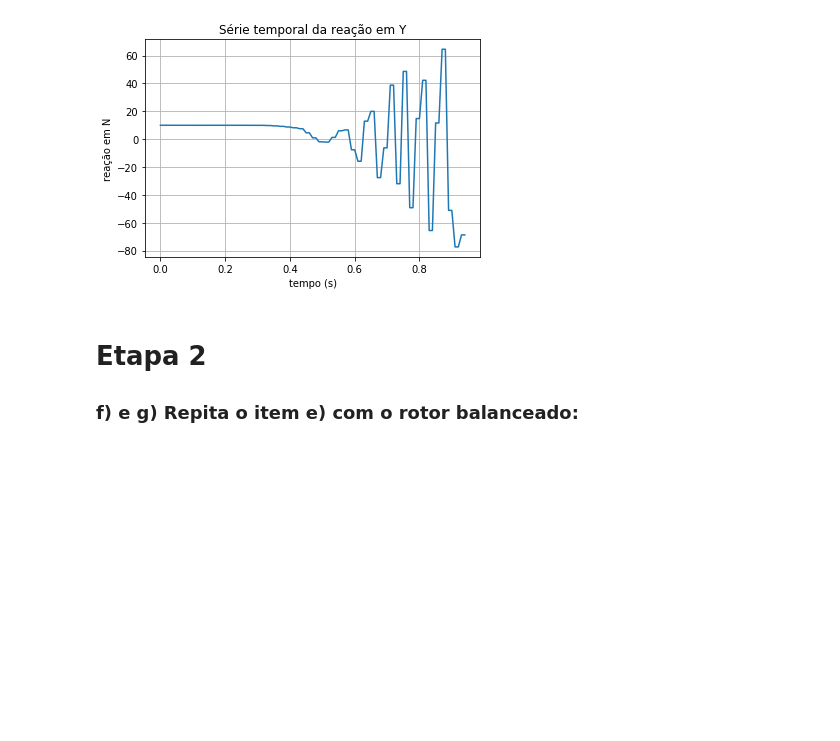
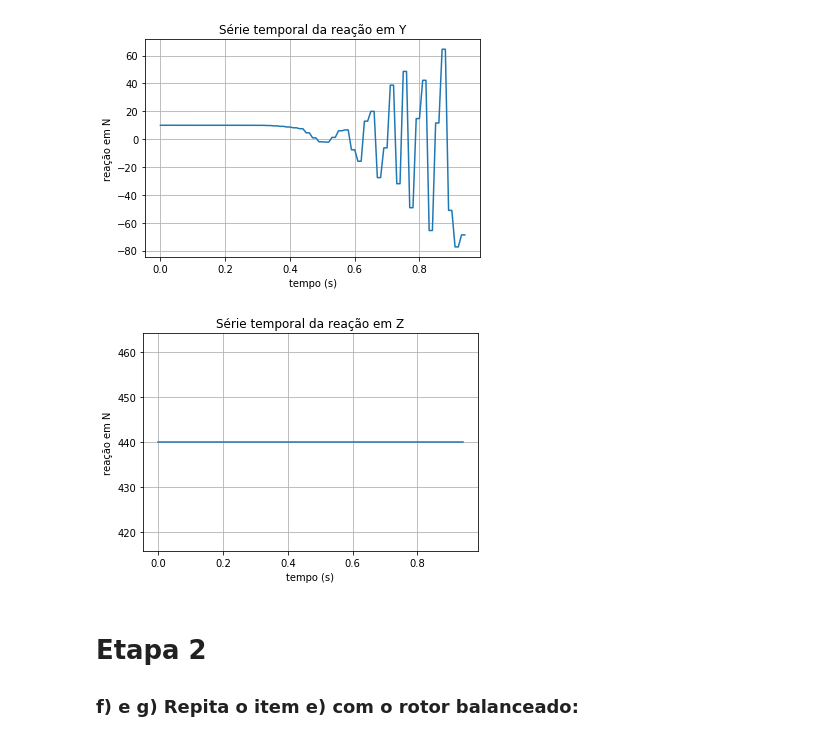
Before and after one commit to danielvitorpd/emsc-2, a Jupyter notebook: EMSC2.ipynb, the cells around one changed output. Cells and saved outputs as stored; diff of their text form; code cells hidden in the pictures; blank space fills up the shorter version.

```diff
--- a/EMSC2.ipynb
+++ b/EMSC2.ipynb
@@ -264,6 +264,14 @@ plt.ylabel("reação em N")
 plt.grid()
 # %% [output]
 [figure]
+# %%
+plt.plot(interval, az)
+plt.title("Série temporal da reação em Z")
+plt.xlabel("tempo (s)")
+plt.ylabel("reação em N")
+plt.grid()
+# %% [output]
+[figure, added]
 # %% [markdown]
 # Etapa 2
 
```
Also changed, not shown: parts of 4 cells of this notebook.
